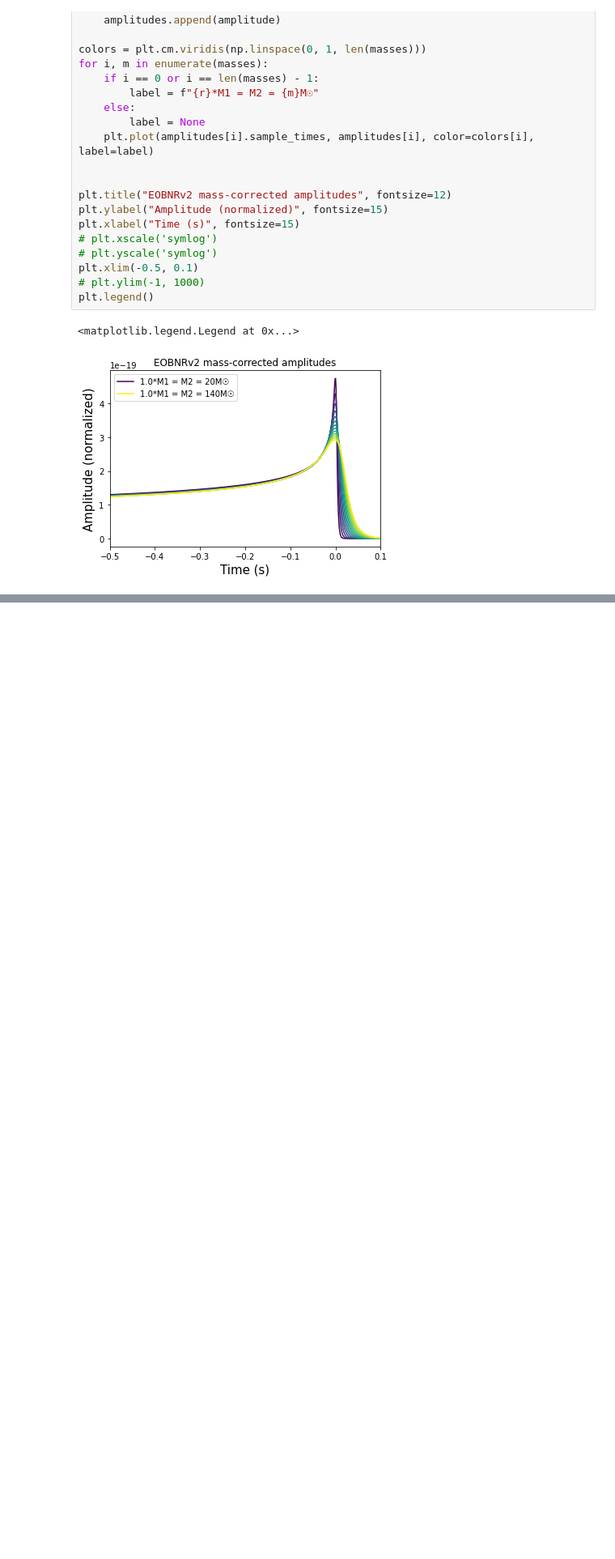
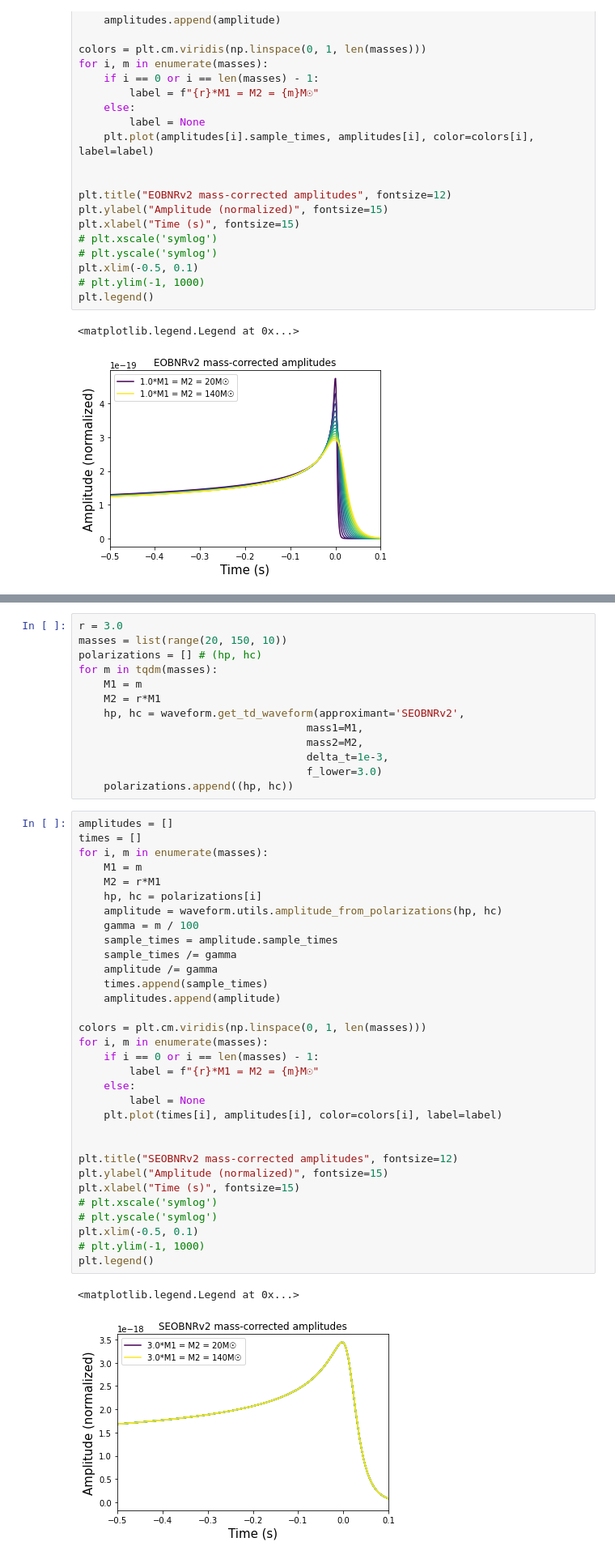
Before and after one commit to ejmichaud/chirps, a Jupyter notebook: sanity-check-v2.ipynb, the cells around one changed output, grey strips where cells are left out. Shown at 81% size. Cells and saved outputs as stored; diff of their text form; blank space fills up the shorter version.

```diff
--- a/sanity-check-v2.ipynb
+++ b/sanity-check-v2.ipynb
@@ -518,0 +594,48 @@ plt.legend()
+# %%
+r = 3.0
+masses = list(range(20, 150, 10))
+polarizations = [] # (hp, hc)
+for m in tqdm(masses):
+    M1 = m
+    M2 = r*M1
+    hp, hc = waveform.get_td_waveform(approximant='SEOBNRv2',
+                                    mass1=M1,
+                                    mass2=M2,
+                                    delta_t=1e-3,
+                                    f_lower=3.0)
+    polarizations.append((hp, hc))
+# %%
+amplitudes = []
+times = []
+for i, m in enumerate(masses):
+    M1 = m
+    M2 = r*M1
+    hp, hc = polarizations[i]
+    amplitude = waveform.utils.amplitude_from_polarizations(hp, hc)
+    gamma = m / 100
+    sample_times = amplitude.sample_times
+    sample_times /= gamma
+    amplitude /= gamma
+    times.append(sample_times)
+    amplitudes.append(amplitude)
+
+colors = plt.cm.viridis(np.linspace(0, 1, len(masses)))
+for i, m in enumerate(masses):
+    if i == 0 or i == len(masses) - 1:
+        label = f"{r}*M1 = M2 = {m}M☉"
+    else:
+        label = None
+    plt.plot(times[i], amplitudes[i], color=colors[i], label=label)
+
+
+plt.title("SEOBNRv2 mass-corrected amplitudes", fontsize=12)
+plt.ylabel("Amplitude (normalized)", fontsize=15)
+plt.xlabel("Time (s)", fontsize=15)
+# plt.xscale('symlog')
+# plt.yscale('symlog')
+plt.xlim(-0.5, 0.1)
+# plt.ylim(-1, 1000)
+plt.legend()
+# %% [output]
+<matplotlib.legend.Legend at 0x...>
+[figure, added]
```
Also changed, not shown: parts of 11 cells of this notebook, 2 other files.
